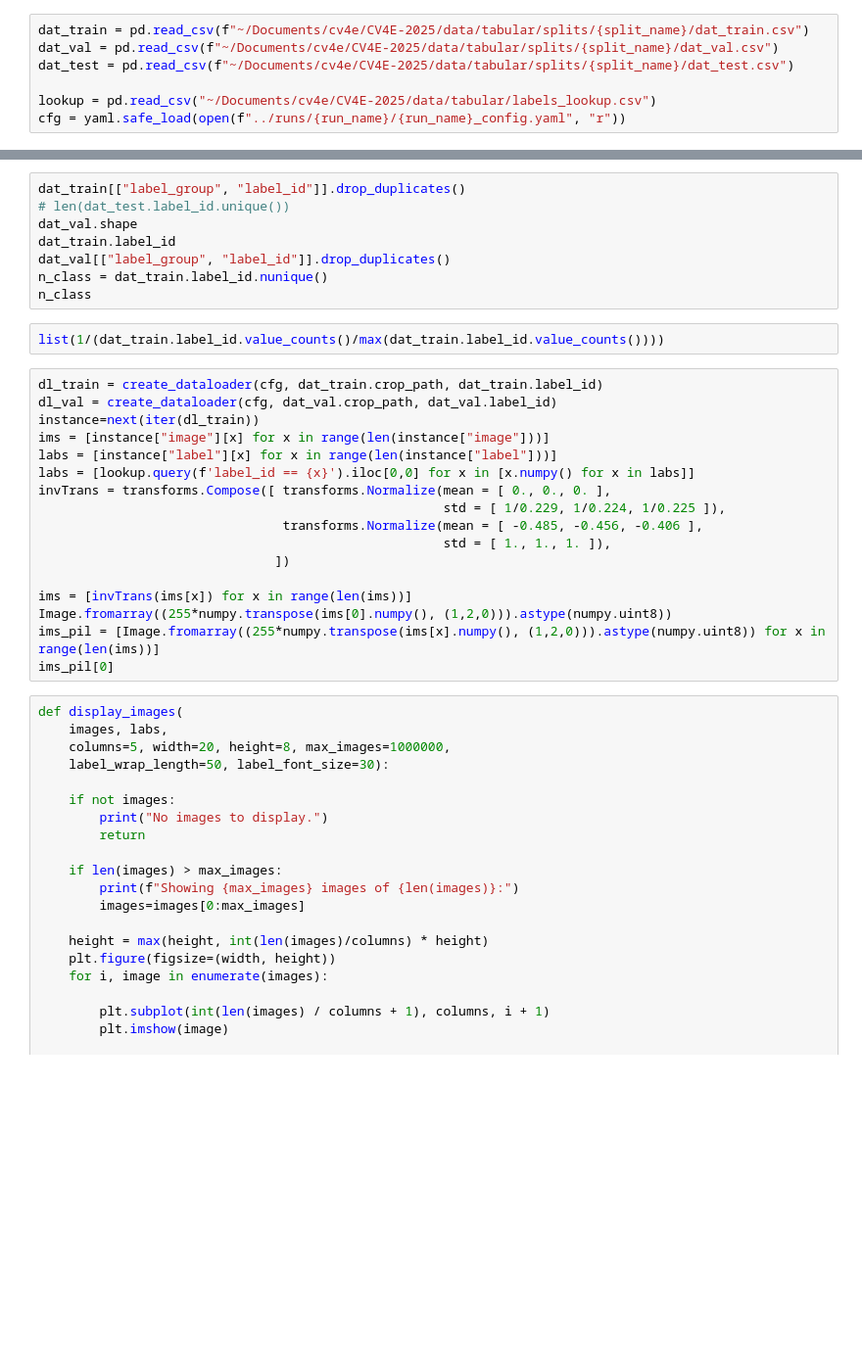
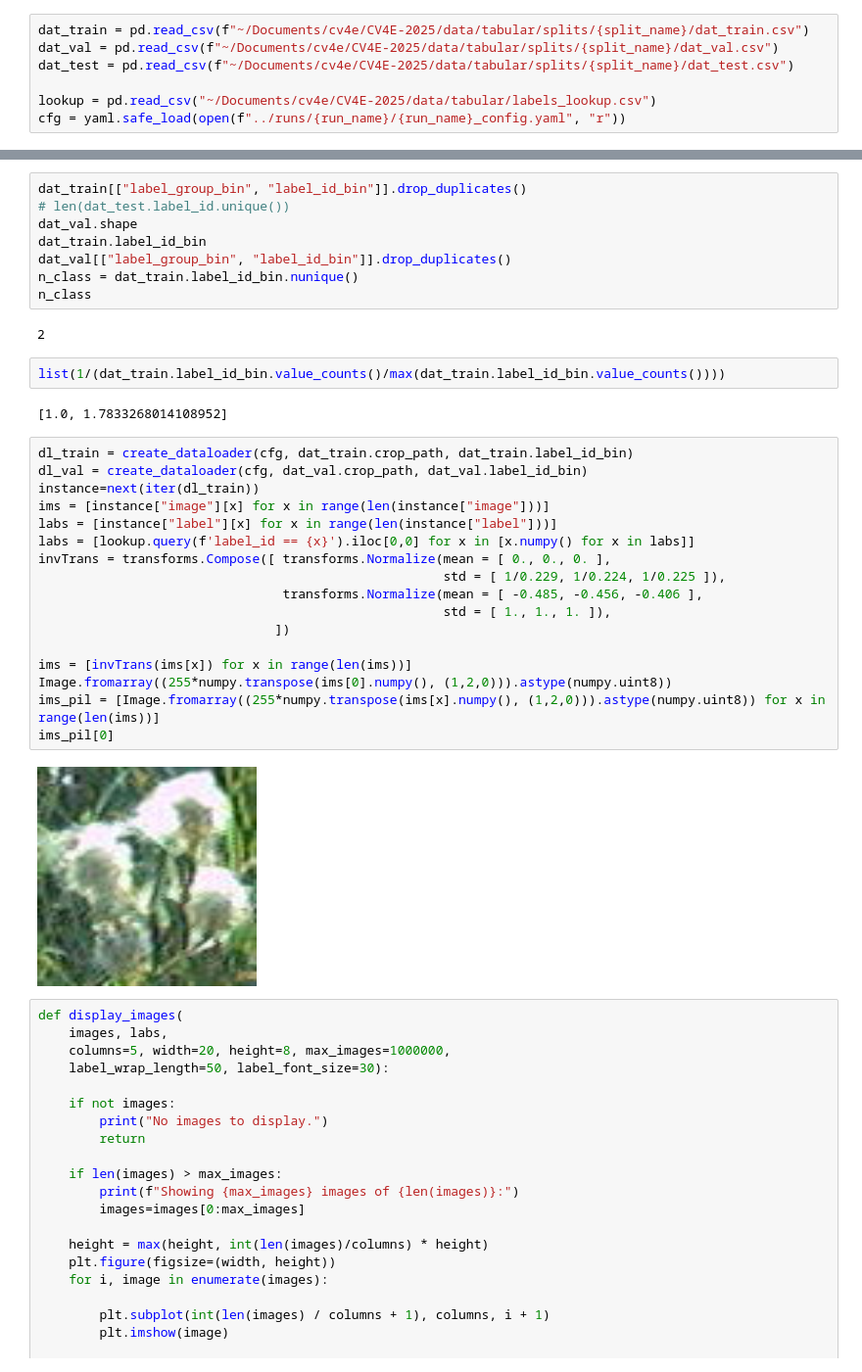
Before and after one commit to VLucet/CV4E-2025, a Jupyter notebook: mdclassifier/visualize-data.ipynb, the cells around one changed output, grey strips where cells are left out. Shown: that part at 98% size. Cells and saved outputs as stored; diff of their text form; blank space fills up the shorter version.

```diff
--- a/mdclassifier/visualize-data.ipynb
+++ b/mdclassifier/visualize-data.ipynb
@@ -34,30 +52,36 @@ cfg = yaml.safe_load(open(f"../runs/{run_name}/{run_name}_config.yaml", "r"))
 # %%
-dat_train[["label_group", "label_id"]].drop_duplicates()
+dat_train[["label_group_bin", "label_id_bin"]].drop_duplicates()
 # len(dat_test.label_id.unique())
 dat_val.shape
-dat_train.label_id
-dat_val[["label_group", "label_id"]].drop_duplicates()
-n_class = dat_train.label_id.nunique()
+dat_train.label_id_bin
+dat_val[["label_group_bin", "label_id_bin"]].drop_duplicates()
+n_class = dat_train.label_id_bin.nunique()
 n_class
+# %% [output]
+2
 # %%
-list(1/(dat_train.label_id.value_counts()/max(dat_train.label_id.value_counts())))
+list(1/(dat_train.label_id_bin.value_counts()/max(dat_train.label_id_bin.value_counts())))
+# %% [output]
+[1.0, 1.7833268014108952]
 # %%
-dl_train = create_dataloader(cfg, dat_train.crop_path, dat_train.label_id)
-dl_val = create_dataloader(cfg, dat_val.crop_path, dat_val.label_id)
+dl_train = create_dataloader(cfg, dat_train.crop_path, dat_train.label_id_bin)
+dl_val = create_dataloader(cfg, dat_val.crop_path, dat_val.label_id_bin)
 instance=next(iter(dl_train))
 ims = [instance["image"][x] for x in range(len(instance["image"]))]
 labs = [instance["label"][x] for x in range(len(instance["label"]))]
 labs = [lookup.query(f'label_id == {x}').iloc[0,0] for x in [x.numpy() for x in labs]]
 invTrans = transforms.Compose([ transforms.Normalize(mean = [ 0., 0., 0. ],
                                                      std = [ 1/0.229, 1/0.224, 1/0.225 ]),
                                 transforms.Normalize(mean = [ -0.485, -0.456, -0.406 ],
                                                      std = [ 1., 1., 1. ]),
                                ])
 
 ims = [invTrans(ims[x]) for x in range(len(ims))]
 Image.fromarray((255*numpy.transpose(ims[0].numpy(), (1,2,0))).astype(numpy.uint8))
 ims_pil = [Image.fromarray((255*numpy.transpose(ims[x].numpy(), (1,2,0))).astype(numpy.uint8)) for x in range(len(ims))]
 ims_pil[0]
+# %% [output]
+[figure, added]
 # %%
 def display_images(
     images, labs,
```
Also changed, not shown: parts of 12 cells of this notebook.
